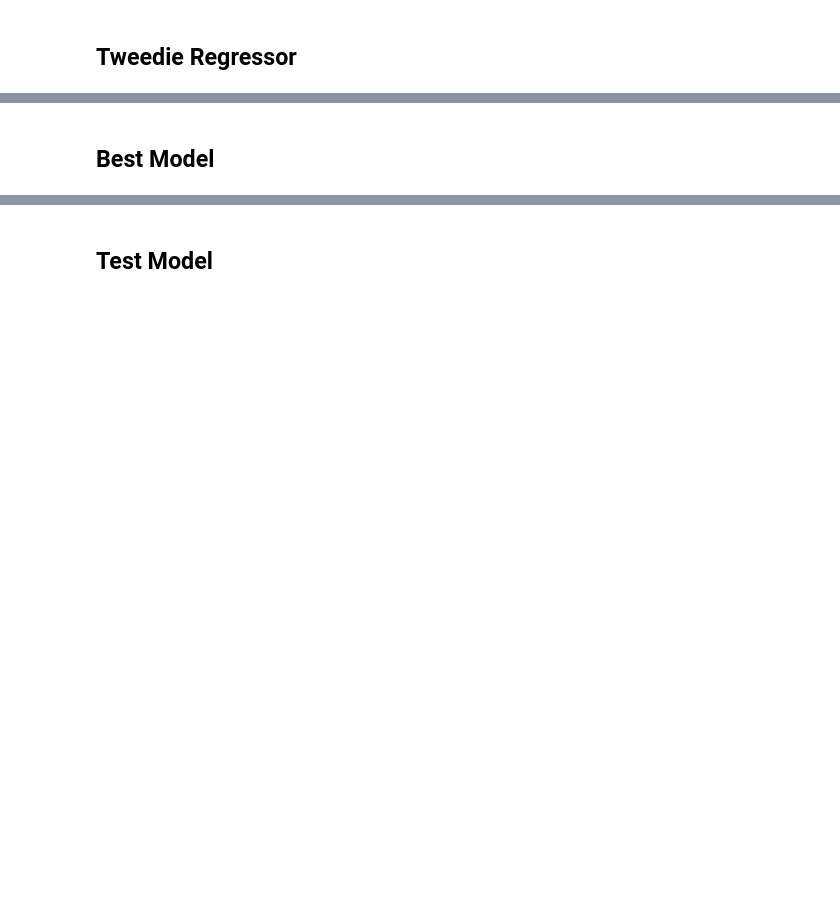
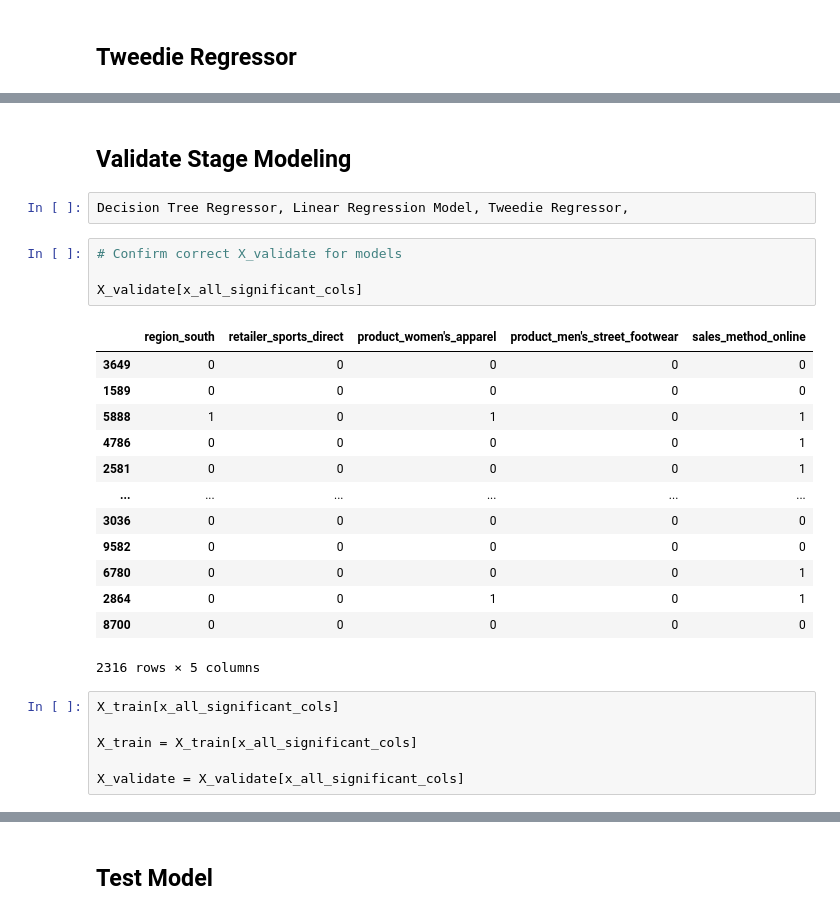
Before and after one commit to allantestaten/adidas_classification, a Jupyter notebook: scratch_notebook.ipynb, the cells around one changed output, grey strips where cells are left out. Saved outputs shown, nothing was run; the diff lists cells and outputs as text; blank space fills up the shorter version.

```diff
--- a/scratch_notebook.ipynb
+++ b/scratch_notebook.ipynb
@@ -869,2 +869,28 @@ ValueError: X has 5 features, but DecisionTreeRegressor is expecting 2 features
-# %% [markdown]
-## Best Model
+# %% [markdown]
+## Validate Stage Modeling
+# %%
+Decision Tree Regressor, Linear Regression Model, Tweedie Regressor,
+# %%
+# Confirm correct X_validate for models
+
+X_validate[x_all_significant_cols]
+# %% [output]
+|  | region_south | retailer_sports_direct | product_women's_apparel | product_men's_street_footwear | sales_method_online |
+| 3649 | 0 | 0 | 0 | 0 | 0 |
+| 1589 | 0 | 0 | 0 | 0 | 0 |
+| 5888 | 1 | 0 | 1 | 0 | 1 |
+| 4786 | 0 | 0 | 0 | 0 | 1 |
+| 2581 | 0 | 0 | 0 | 0 | 1 |
+| ... | ... | ... | ... | ... | ... |
+| 3036 | 0 | 0 | 0 | 0 | 0 |
+| 9582 | 0 | 0 | 0 | 0 | 0 |
+| 6780 | 0 | 0 | 0 | 0 | 1 |
+| 2864 | 0 | 0 | 1 | 0 | 1 |
+| 8700 | 0 | 0 | 0 | 0 | 0 |
+2316 rows × 5 columns
+# %%
+X_train[x_all_significant_cols]
+
+X_train = X_train[x_all_significant_cols]
+
+X_validate = X_validate[x_all_significant_cols]
```
Also changed, not shown: parts of 27 cells of this notebook.
